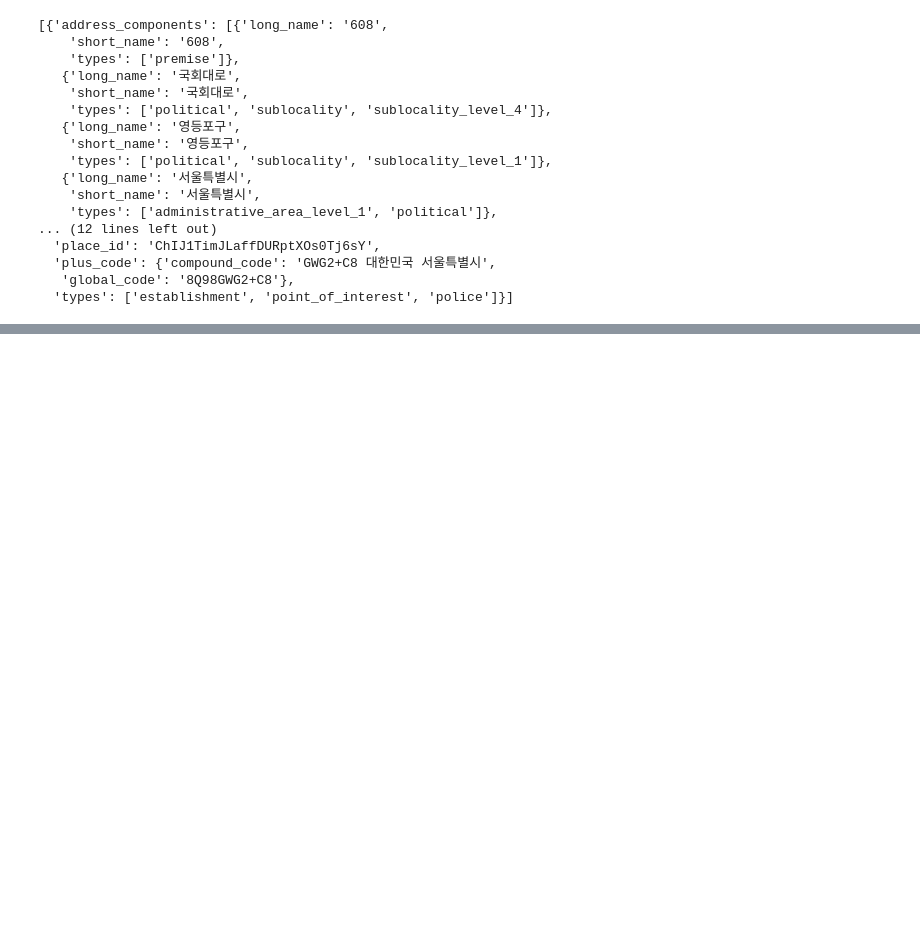
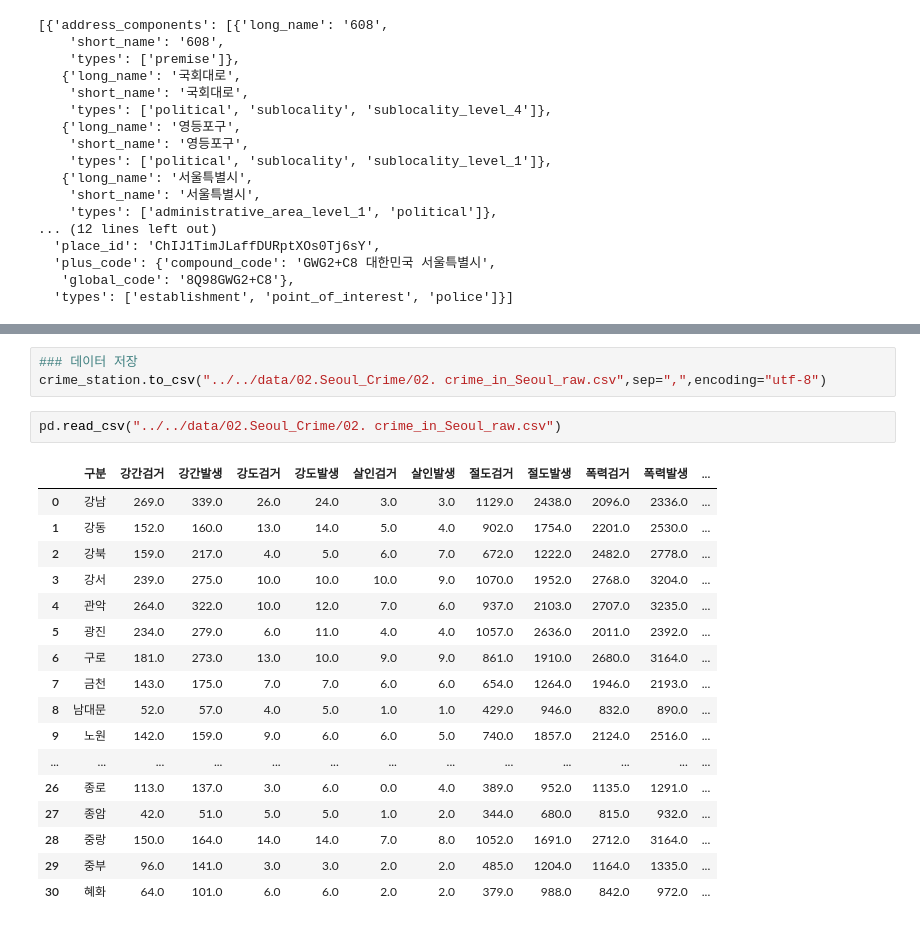
Before and after one commit to instar94/ml_tutorial, a Jupyter notebook: 04.EDA/ds_study/code/02.Seoul_Crime/02.Seoul_Crime.ipynb, the cells around one changed output, grey strips where cells are left out. Saved outputs shown, nothing was run; the diff lists cells and outputs as text; blank space fills up the shorter version.

```diff
--- a/04.EDA/ds_study/code/02.Seoul_Crime/02.Seoul_Crime.ipynb
+++ b/04.EDA/ds_study/code/02.Seoul_Crime/02.Seoul_Crime.ipynb
@@ -392,0 +549,23 @@ gmaps.geocode("서울영등포경찰서",language="ko")
+# %%
+### 데이터 저장
+crime_station.to_csv("../../data/02.Seoul_Crime/02. crime_in_Seoul_raw.csv",sep=",",encoding="utf-8")
+# %%
+pd.read_csv("../../data/02.Seoul_Crime/02. crime_in_Seoul_raw.csv")
+# %% [output]
+|  | 구분 | 강간검거 | 강간발생 | 강도검거 | 강도발생 | 살인검거 | 살인발생 | 절도검거 | 절도발생 | 폭력검거 | 폭력발생 | ... |
+| 0 | 강남 | 269.0 | 339.0 | 26.0 | 24.0 | 3.0 | 3.0 | 1129.0 | 2438.0 | 2096.0 | 2336.0 | ... |
+| 1 | 강동 | 152.0 | 160.0 | 13.0 | 14.0 | 5.0 | 4.0 | 902.0 | 1754.0 | 2201.0 | 2530.0 | ... |
+| 2 | 강북 | 159.0 | 217.0 | 4.0 | 5.0 | 6.0 | 7.0 | 672.0 | 1222.0 | 2482.0 | 2778.0 | ... |
+| 3 | 강서 | 239.0 | 275.0 | 10.0 | 10.0 | 10.0 | 9.0 | 1070.0 | 1952.0 | 2768.0 | 3204.0 | ... |
+| 4 | 관악 | 264.0 | 322.0 | 10.0 | 12.0 | 7.0 | 6.0 | 937.0 | 2103.0 | 2707.0 | 3235.0 | ... |
+| 5 | 광진 | 234.0 | 279.0 | 6.0 | 11.0 | 4.0 | 4.0 | 1057.0 | 2636.0 | 2011.0 | 2392.0 | ... |
+| 6 | 구로 | 181.0 | 273.0 | 13.0 | 10.0 | 9.0 | 9.0 | 861.0 | 1910.0 | 2680.0 | 3164.0 | ... |
+| 7 | 금천 | 143.0 | 175.0 | 7.0 | 7.0 | 6.0 | 6.0 | 654.0 | 1264.0 | 1946.0 | 2193.0 | ... |
+| 8 | 남대문 | 52.0 | 57.0 | 4.0 | 5.0 | 1.0 | 1.0 | 429.0 | 946.0 | 832.0 | 890.0 | ... |
+| 9 | 노원 | 142.0 | 159.0 | 9.0 | 6.0 | 6.0 | 5.0 | 740.0 | 1857.0 | 2124.0 | 2516.0 | ... |
+| ... | ... | ... | ... | ... | ... | ... | ... | ... | ... | ... | ... | ... |
+| 26 | 종로 | 113.0 | 137.0 | 3.0 | 6.0 | 0.0 | 4.0 | 389.0 | 952.0 | 1135.0 | 1291.0 | ... |
+| 27 | 종암 | 42.0 | 51.0 | 5.0 | 5.0 | 1.0 | 2.0 | 344.0 | 680.0 | 815.0 | 932.0 | ... |
+| 28 | 중랑 | 150.0 | 164.0 | 14.0 | 14.0 | 7.0 | 8.0 | 1052.0 | 1691.0 | 2712.0 | 3164.0 | ... |
+| 29 | 중부 | 96.0 | 141.0 | 3.0 | 3.0 | 2.0 | 2.0 | 485.0 | 1204.0 | 1164.0 | 1335.0 | ... |
+| 30 | 혜화 | 64.0 | 101.0 | 6.0 | 6.0 | 2.0 | 2.0 | 379.0 | 988.0 | 842.0 | 972.0 | ... |
```
Also changed, not shown: parts of 57 cells of this notebook, 1 other file.
